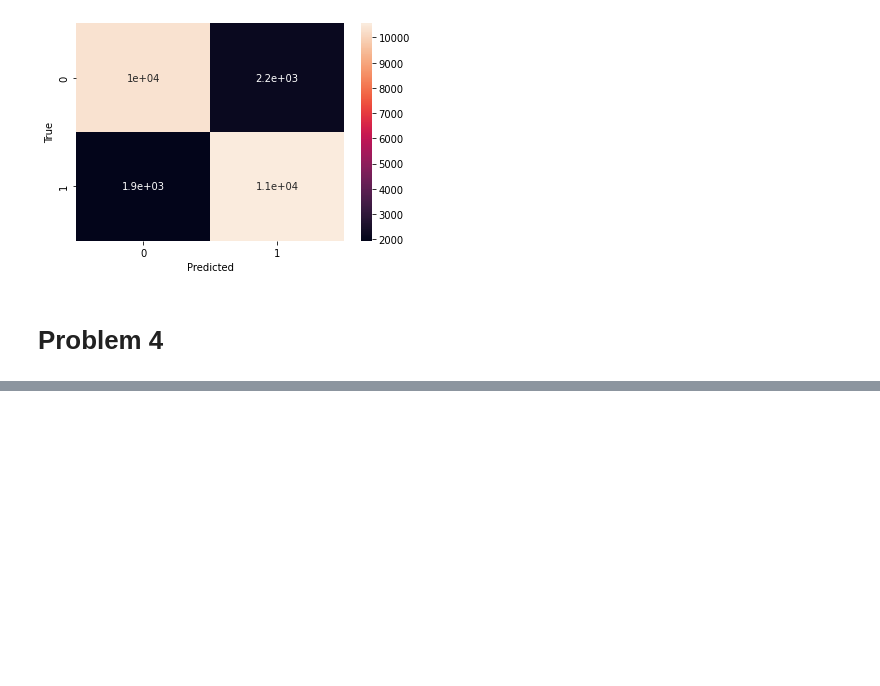
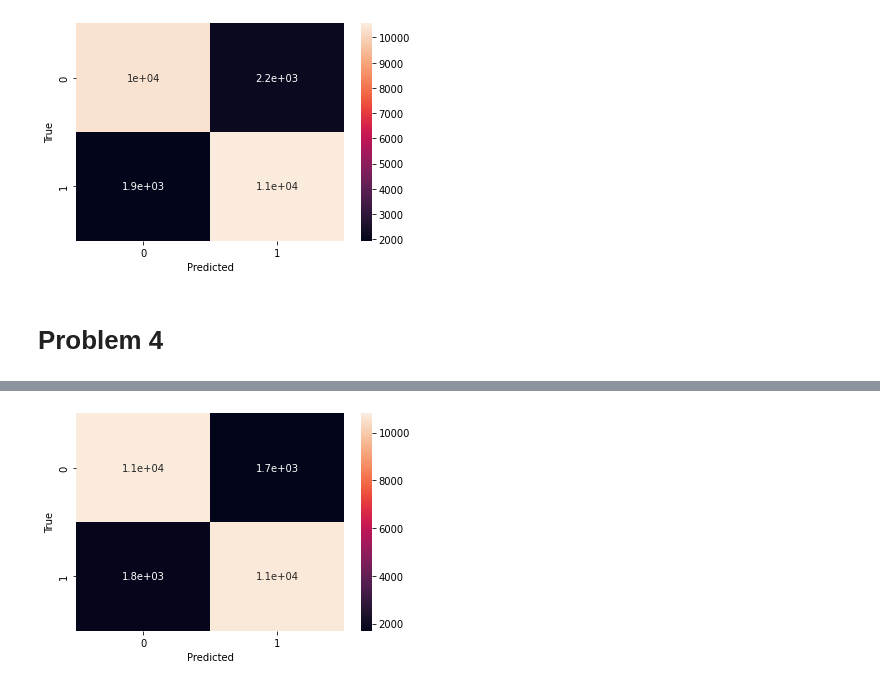
Before and after one commit to garfield-gray/NeuralNetwork, a Jupyter notebook: RNN.ipynb, the cells around one changed output, grey strips where cells are left out. Drawn from its saved outputs; the diff is of its cells as text; code cells hidden in the pictures; blank space fills up the shorter version.

```diff
--- a/RNN.ipynb
+++ b/RNN.ipynb
@@ -321,0 +402,11 @@ plt.show()
+# %%
+y_pred_float = gru.predict(x_test)
+y_pred = np.round(y_pred_float)
+# %%
+CM = sl.metrics.confusion_matrix(y_true=Y_test,y_pred=y_pred)
+sb.heatmap(CM,annot=True )
+plt.xlabel('Predicted')
+plt.ylabel('True')
+plt.show()
+# %% [output]
+[figure, added]
```
Also changed, not shown: parts of 6 cells of this notebook.
